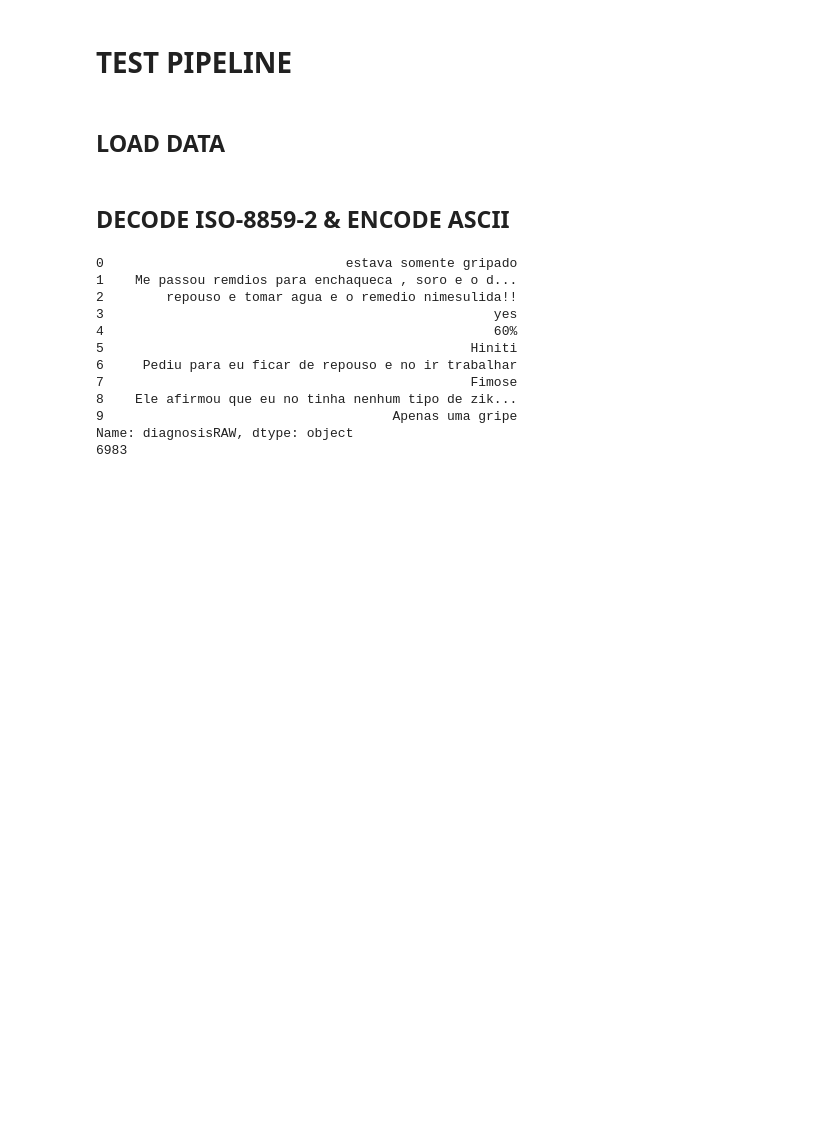
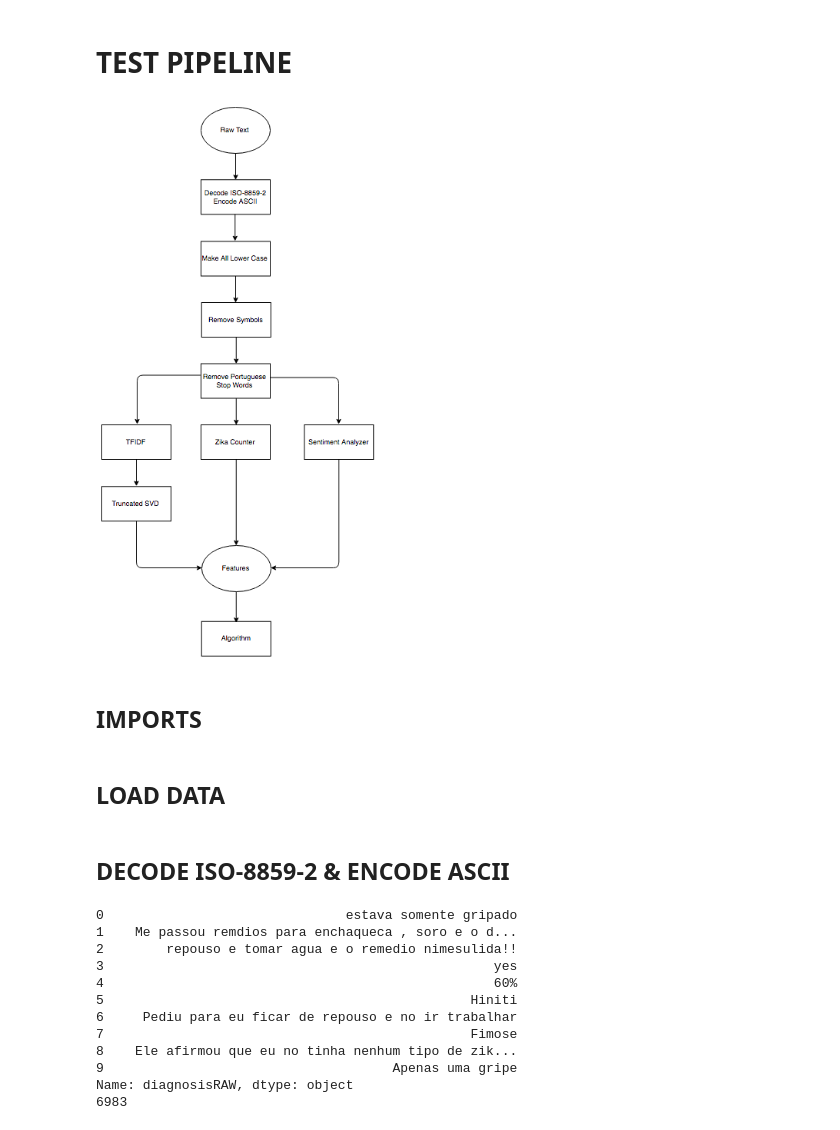
Before and after one commit to marwin-ko/projects, a Jupyter notebook: gyant/test_pipeline.ipynb, the cells around one changed output. Drawn from its saved outputs; the diff is of its cells as text; code cells hidden in the pictures; blank space fills up the shorter version.

Commit message:
update test_pipeline

```diff
--- a/gyant/test_pipeline.ipynb
+++ b/gyant/test_pipeline.ipynb
@@ -1,5 +1,11 @@
 # %% [markdown]
 # TEST PIPELINE
+# %%
+Image(filename='pipeline_flow_chart.png')
+# %% [output]
+[figure, added]
+# %% [markdown]
+## IMPORTS
 # %%
 from sklearn.feature_extraction.text import TfidfVectorizer
 from sklearn.decomposition import TruncatedSVD
```
Also changed, not shown: parts of 12 cells of this notebook.
